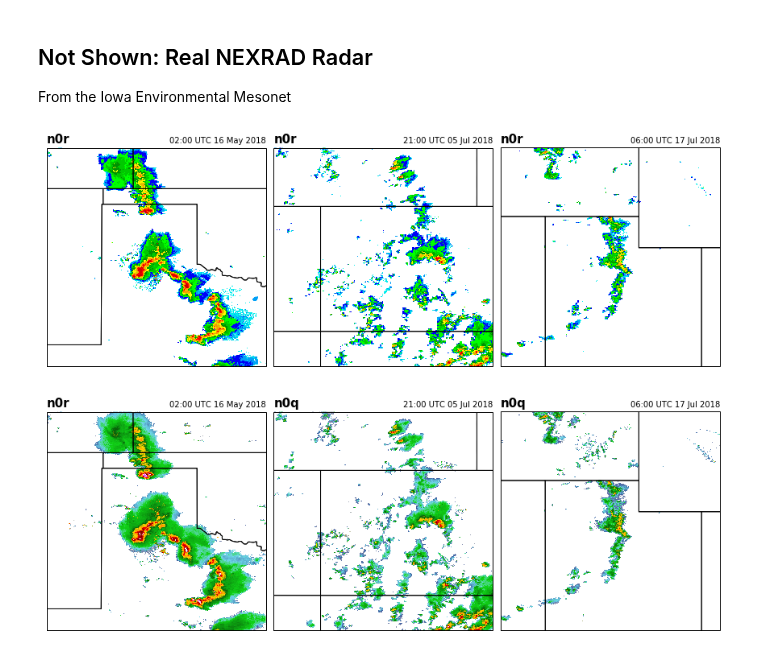
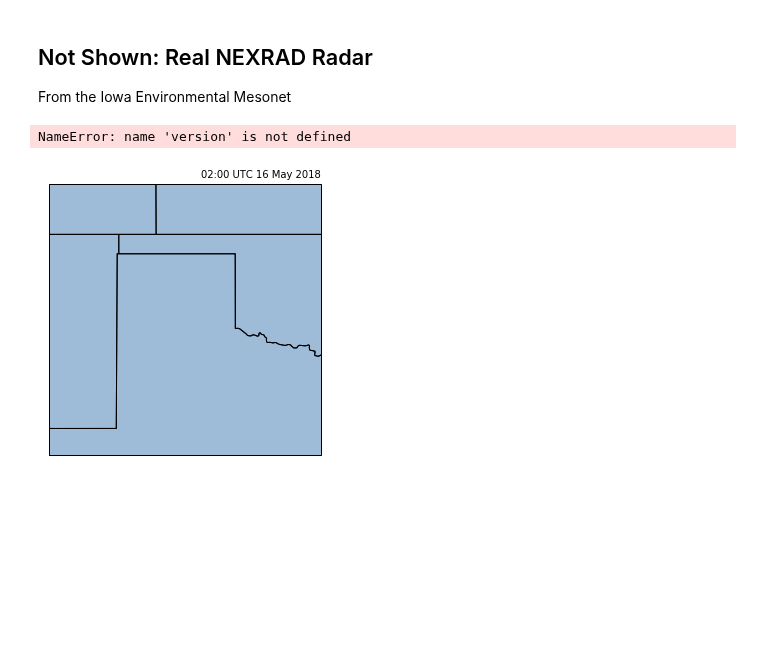
Before and after one commit to blaylockbk/pyBKB_v3, a Jupyter notebook: publications/GLM_HRRR/Fig-04_Cases-Map.ipynb, the cells around one changed output. Saved outputs shown, nothing was run; the diff lists cells and outputs as text; code cells hidden in the pictures; blank space fills up the shorter version.

```diff
--- a/publications/GLM_HRRR/Fig-04_Cases-Map.ipynb
+++ b/publications/GLM_HRRR/Fig-04_Cases-Map.ipynb
@@ -204,6 +204,7 @@ for i, event in enumerate(events):
 
     ax = fig.add_subplot(1, len(events), i+1, projection=ccrs.PlateCarree())
     ax.add_feature(cfeature.STATES.with_scale('10m'))
+    arcgisimage(ax)
 
     extent_centermap(ax, (LAT,LON), size=(3.5, 3.5))
 
@@ -213,32 +214,32 @@ for i, event in enumerate(events):
     version = 'n0r'
     add_NEXRAD(ax, DATE, version=version)
 
 plt.savefig('./figs/not_shown_NEXRAD-events_%s' % version)
 
 
 
 fig = plt.figure(figsize=(15, 5))
 
 for i, event in enumerate(events):
     FIRE = get_fire(event)
     DATE = FIRE['event']
     LON = FIRE['longitude']
     LAT = FIRE['latitude']
 
 
     ax = fig.add_subplot(1, len(events), i+1, projection=ccrs.PlateCarree())
     ax.add_feature(cfeature.STATES.with_scale('10m'))
 
     extent_centermap(ax, (LAT,LON), size=(3.5, 3.5))
 
     ax.set_title('%s' % DATE.strftime('%H:%M UTC %d %b %Y'), loc='right')
     ax.set_title(version, loc='left', fontweight='bold', fontsize=15)
 
     version = 'n0q'
     add_NEXRAD(ax, DATE, version=version)
 
 
 plt.savefig('./figs/not_shown_NEXRAD-events_%s' % version)
 # %% [output]
+NameError: name 'version' is not defined
-[figure, old version]
+[figure, new version]
-[figure, removed]
```
Also changed, not shown: parts of 1 cell of this notebook, 3 other files.
